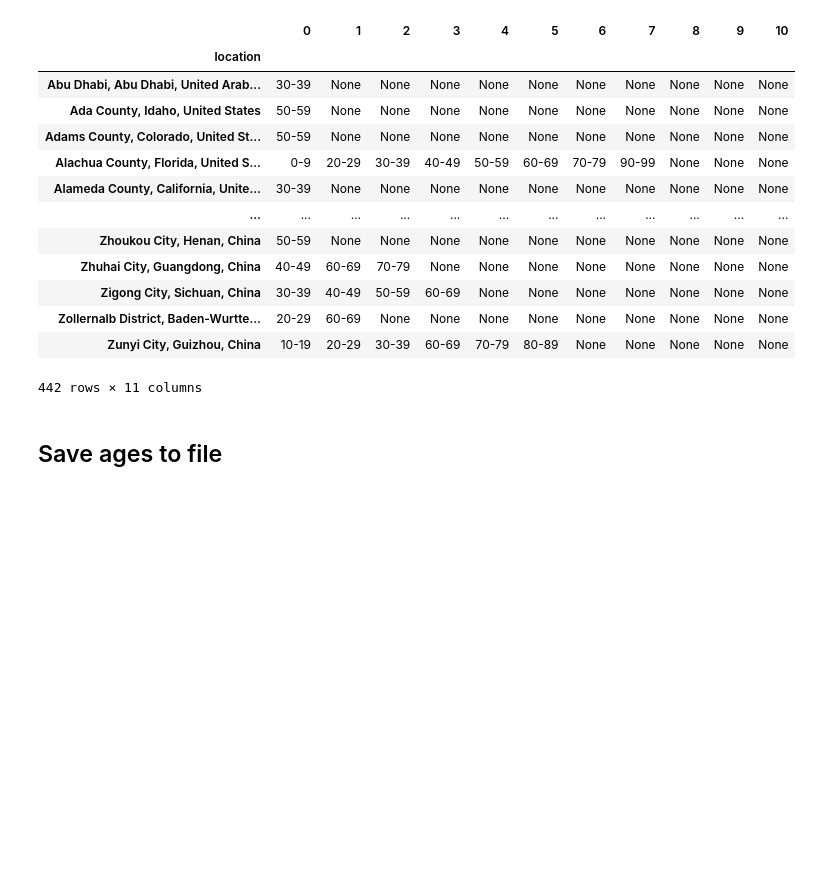
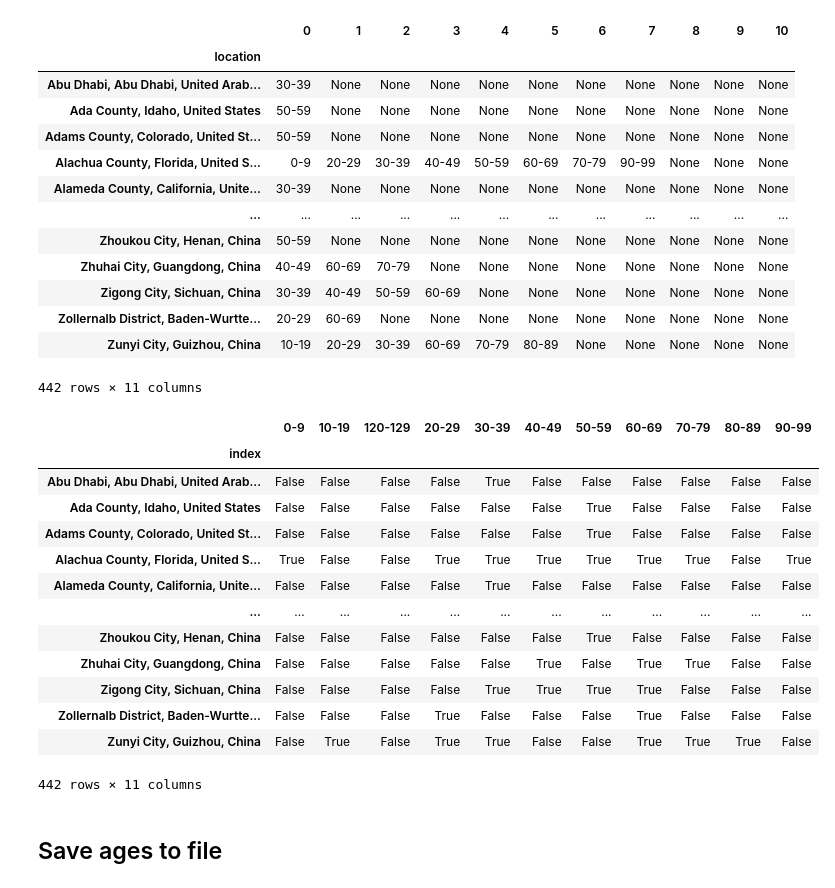
Before and after one commit to apetkau/comp7944-project, a Jupyter notebook: data/nCoV2019/for_use/extract-transactions.ipynb, the cells around one changed output. Saved outputs shown, nothing was run; the diff lists cells and outputs as text; code cells hidden in the pictures; blank space fills up the shorter version.

```diff
--- a/data/nCoV2019/for_use/extract-transactions.ipynb
+++ b/data/nCoV2019/for_use/extract-transactions.ipynb
@@ -217,0 +236,19 @@ expanded_symptoms.to_csv('symptoms.tsv', sep="\t", header=False, index=False)
+# %%
+def build_binary_matrix(df):
+    values_set = {u for v in df.values.tolist() for u in v}
+    values_set.remove(None)
+    values_list = sorted(list(values_set))
+
+    binary_rows = []
+    for index, row in df.iterrows():
+        binary_row = [index]
+        for value in values_list:
+            binary_row.append(value in row.values)
+        binary_rows.append(binary_row)
+
+    values_list.insert(0,'index')
+
+    return pd.DataFrame(binary_rows, columns = values_list).set_index('index')
+
+expanded_symptoms_binary = build_binary_matrix(expanded_symptoms)
+expanded_symptoms_binary
@@ -454,6 +532,24 @@ grouped_age_split
 | Zollernalb District, Baden-Wurtte... | 20-29 | 60-69 | None | None | None | None | None | None | None | None | None |
 | Zunyi City, Guizhou, China | 10-19 | 20-29 | 30-39 | 60-69 | 70-79 | 80-89 | None | None | None | None | None |
 442 rows × 11 columns
+# %%
+grouped_age_split_binary = build_binary_matrix(grouped_age_split)
+grouped_age_split_binary
+# %% [output]
+|  | 0-9 | 10-19 | 120-129 | 20-29 | 30-39 | 40-49 | 50-59 | 60-69 | 70-79 | 80-89 | 90-99 |
+| index |  |  |  |  |  |  |  |  |  |  |  |
+| Abu Dhabi, Abu Dhabi, United Arab... | False | False | False | False | True | False | False | False | False | False | False |
+| Ada County, Idaho, United States | False | False | False | False | False | False | True | False | False | False | False |
+| Adams County, Colorado, United St... | False | False | False | False | False | False | True | False | False | False | False |
+| Alachua County, Florida, United S... | True | False | False | True | True | True | True | True | True | False | True |
+| Alameda County, California, Unite... | False | False | False | False | True | False | False | False | False | False | False |
+| ... | ... | ... | ... | ... | ... | ... | ... | ... | ... | ... | ... |
+| Zhoukou City, Henan, China | False | False | False | False | False | False | True | False | False | False | False |
+| Zhuhai City, Guangdong, China | False | False | False | False | False | True | False | True | True | False | False |
+| Zigong City, Sichuan, China | False | False | False | False | True | True | True | True | False | False | False |
+| Zollernalb District, Baden-Wurtte... | False | False | False | True | False | False | False | True | False | False | False |
+| Zunyi City, Guizhou, China | False | True | False | True | True | False | False | True | True | True | False |
+442 rows × 11 columns
 # %% [markdown]
 ## Save ages to file
 # %%
```
Also changed, not shown: parts of 12 cells of this notebook, 3 other files.
